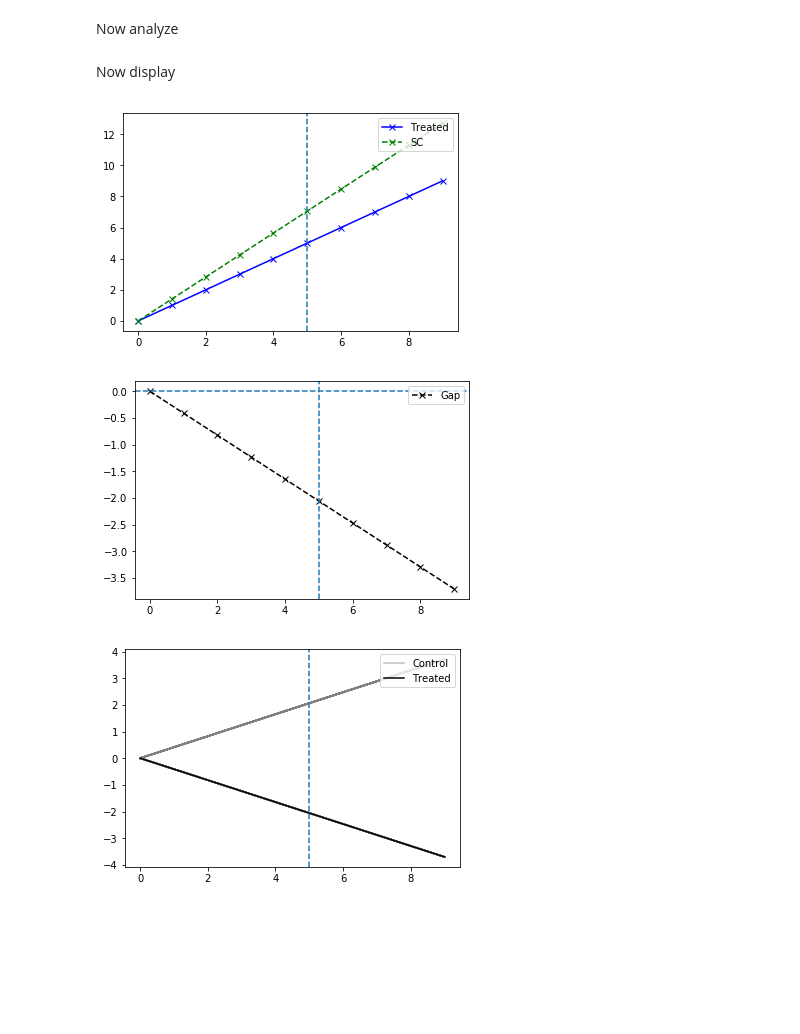
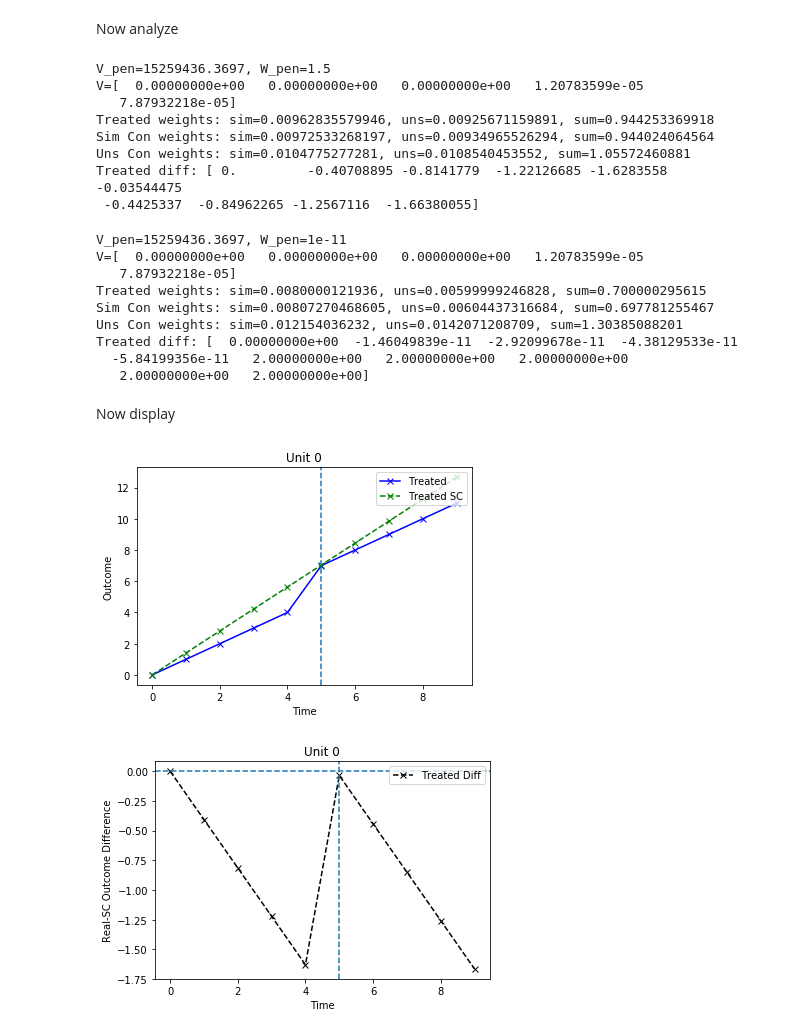
Before and after one commit to microsoft/SparseSC, a Jupyter notebook: examples/DifferentialTrends.ipynb, the cells around one changed output. Cells and saved outputs as stored; diff of their text form; code cells hidden in the pictures; blank space fills up the shorter version.

```diff
--- a/examples/DifferentialTrends.ipynb
+++ b/examples/DifferentialTrends.ipynb
@@ -55,30 +59,40 @@ Now analyze
 # %%
 ret = SC.estimate_effects(Y[:,:T0], Y[:,T0:], treated_units)
-Y_sc = ret[0].predict(Y[control_units, :])
+simple_summ(ret.fit, Y)
+# %% [output]
+V_pen=15259436.3697, W_pen=1.5
+V=[  0.00000000e+00   0.00000000e+00   0.00000000e+00   1.20783599e-05
+   7.87932218e-05]
+Treated weights: sim=0.00962835579946, uns=0.00925671159891, sum=0.944253369918
+Sim Con weights: sim=0.00972533268197, uns=0.00934965526294, sum=0.944024064564
+Uns Con weights: sim=0.0104775277281, uns=0.0108540453552, sum=1.05572460881
+Treated diff: [ 0.         -0.40708895 -0.8141779  -1.22126685 -1.6283558  -0.03544475
+ -0.4425337  -0.84962265 -1.2567116  -1.66380055]
+# %%
+ret2 = SC.estimate_effects(Y[:,:T0], Y[:,T0:], treated_units, covariate_penalties=[15259436.3697], weight_penalty=0.00000000001)
+simple_summ(ret2.fit, Y)
+#ret = ret2
+# %% [output]
+V_pen=15259436.3697, W_pen=1e-11
+V=[  0.00000000e+00   0.00000000e+00   0.00000000e+00   1.20783599e-05
+   7.87932218e-05]
+Treated weights: sim=0.0080000121936, uns=0.00599999246828, sum=0.700000295615
+Sim Con weights: sim=0.00807270468605, uns=0.00604437316684, sum=0.697781255467
+Uns Con weights: sim=0.012154036232, uns=0.0142071208709, sum=1.30385088201
+Treated diff: [  0.00000000e+00  -1.46049839e-11  -2.92099678e-11  -4.38129533e-11
+  -5.84199356e-11   2.00000000e+00   2.00000000e+00   2.00000000e+00
+   2.00000000e+00   2.00000000e+00]
 # %% [markdown]
 Now display
-# %%
-plt.plot(Y[1,:], 'bx-', label='Treated')
-plt.plot(Y_sc[1,:], 'gx--', label='SC')
-plt.axvline(x=5, linestyle='--')
-plt.legend(loc=1)
-plt.show()
-diffs = Y - Y_sc
-est_te = diffs[1,:]
-plt.plot(est_te, 'kx--', label='Gap')
-plt.axvline(x=5, linestyle='--')
-plt.axhline(y=0, linestyle='--')
-plt.legend(loc=1)
-plt.show()
-# %% [output]
-[figure, removed]
-[figure, removed]
-# %%
-plt.plot(np.transpose(diffs[control_units,:]), alpha=.5, color='gray')
-plt.plot(est_te, alpha=.5, color='gray', label='Control') #fake one for legend
-plt.plot(est_te, color='black', label='Treated')
-plt.axvline(x=5, linestyle='--')
-plt.legend(loc=1)
-plt.show()
-# %% [output]
-[figure, removed]
+# %%
+Y_sc = ret.fit.predict(Y[control_units, :])
+[t_raw, t_diff] = te_plots(Y[0,:], Y_sc[0,:], T0)
+plt.figure("t_raw")
+plt.title("Unit 0")
+t_raw.show()
+plt.figure("t_diff")
+plt.title("Unit 0")
+t_diff.show()
+# %% [output]
+[figure, added]
+[figure, added]
```
Also changed, not shown: parts of 6 cells of this notebook, 2 other files.
